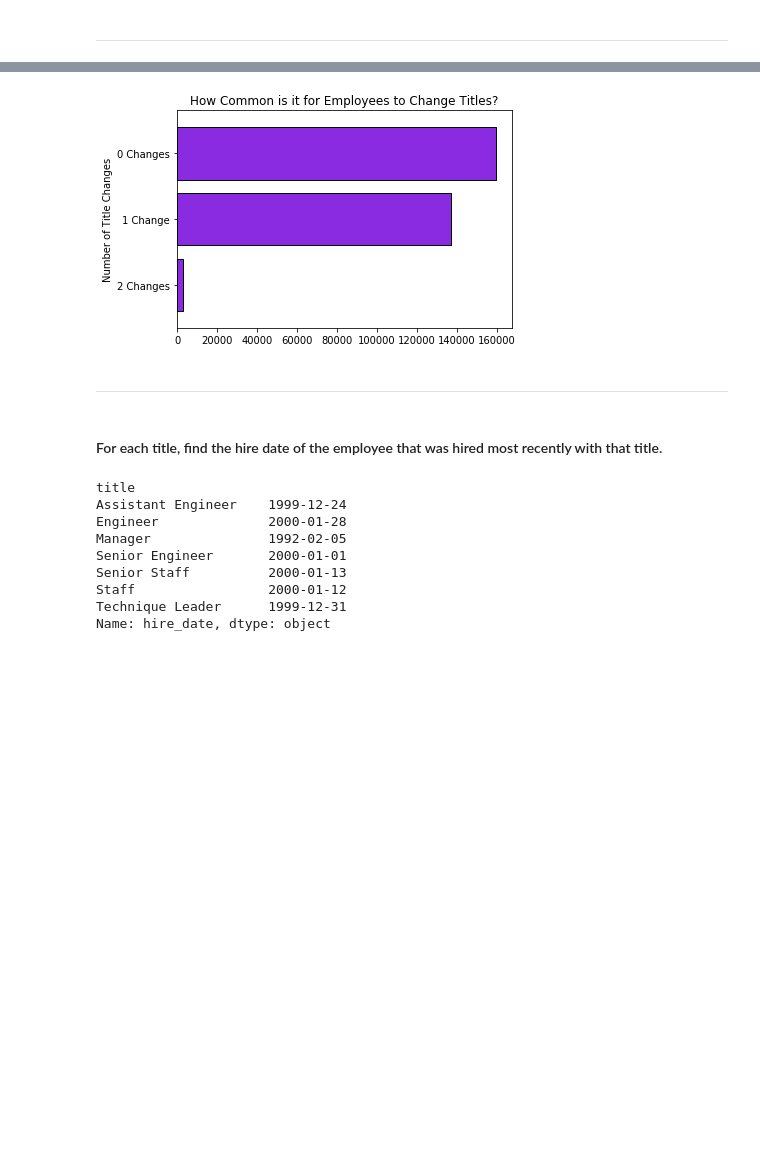
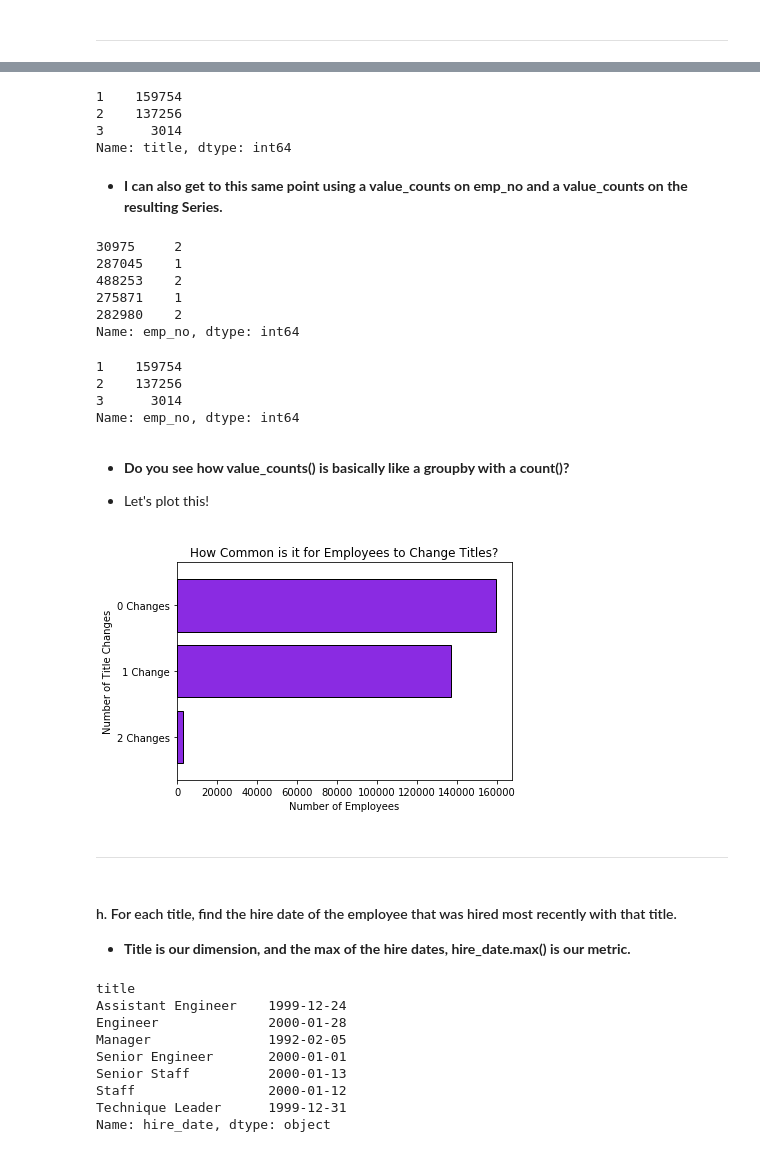
Before and after one commit to faithkane3/e_python, a Jupyter notebook: advanced_dataframes_walkthrough.ipynb, the cells around one changed output, grey strips where cells are left out. Cells and saved outputs as stored; diff of their text form; code cells hidden in the pictures; blank space fills up the shorter version.

```diff
--- a/advanced_dataframes_walkthrough.ipynb
+++ b/advanced_dataframes_walkthrough.ipynb
@@ -542,0 +538,5 @@ employees.head()
+# %%
+# I had to add a file path to my file name bc of where I have my file.
+
+employees = pd.read_csv('data/employees.csv', index_col=0)
+employees.head()
@@ -574,7 +581,9 @@ sql_query = 'SELECT * FROM titles'
 # %%
 # titles.to_csv('titles.csv')
 # %%
-titles = pd.read_csv('titles.csv', index_col=0)
+# Read in and peek at title DataFrame.
+
+titles = pd.read_csv('data/titles.csv', index_col=0)
 titles.head()
 # %% [output]
 |  | emp_no | title | from_date | to_date |
@@ -718,0 +761,4 @@ all_emp_titles.head()
+# %%
+# Merge the DataFrames into all_emp_titles.
+
+all_emp_titles = pd.merge(employees, titles, on='emp_no')
@@ -771,25 +834,68 @@ Name: emp_no, dtype: int64
+# %%
+# Now let's get a count of the values above; we can use value_counts()
+
+all_emp_titles.groupby('emp_no').title.count().value_counts()
+# %% [output]
+1    159754
+2    137256
+3      3014
+Name: title, dtype: int64
+# %% [markdown]
+- **I can also get to this same point using a value_counts on emp_no and a value_counts on the resulting Series.**
+# %%
+# Get the frequency each emp_no appears in the df. Save to a Series called changes.
+
+changes = all_emp_titles.emp_no.value_counts()
+changes.sample(5)
+# %% [output]
+30975     2
+287045    1
+488253    2
+275871    1
+282980    2
+Name: emp_no, dtype: int64
+# %%
+# Now, I can do a value_counts on changes to get a count of 1s, 2s, 3s.
+
+changes.value_counts()
+# %% [output]
+1    159754
+2    137256
+3      3014
+Name: emp_no, dtype: int64
+# %% [markdown]
+- **Do you see how value_counts() is basically like a groupby with a count()?**
+
+
+- Let's plot this!
 # %%
-# Plot the frequency of title changes, 0 changes=1 title, 1 change=2 titles, 2 changes=3 titles
+# Plot changes.value_counts() from above.
+# 0 changes == 1 title
+# 1 change  == 2 titles
+# 2 changes == 3 titles
 
 changes.value_counts().plot(kind='barh',
                             color='blueviolet',
                             ec='black',
                             width=.8)
 
 plt.title('How Common is it for Employees to Change Titles?')
+plt.xlabel('Number of Employees')
 plt.ylabel('Number of Title Changes')
 plt.yticks(ticks=[0,1,2], labels=['0 Changes', '1 Change', '2 Changes'])
 
 # reorder y-axis of horizontal bar chart
 plt.gca().invert_yaxis()
 
 plt.show()
 # %% [output]
-[figure, old version]
+[figure, new version]
 # %% [markdown]
 ___
 # %% [markdown]
-#### For each title, find the hire date of the employee that was hired most recently with that title.
+#### h. For each title, find the hire date of the employee that was hired most recently with that title.
+
+- **Title is our dimension, and the max of the hire dates, hire_date.max() is our metric.**
 # %%
 all_emp_titles.groupby('title').hire_date.max()
 # %% [output]
```
Also changed, not shown: parts of 56 cells of this notebook.
